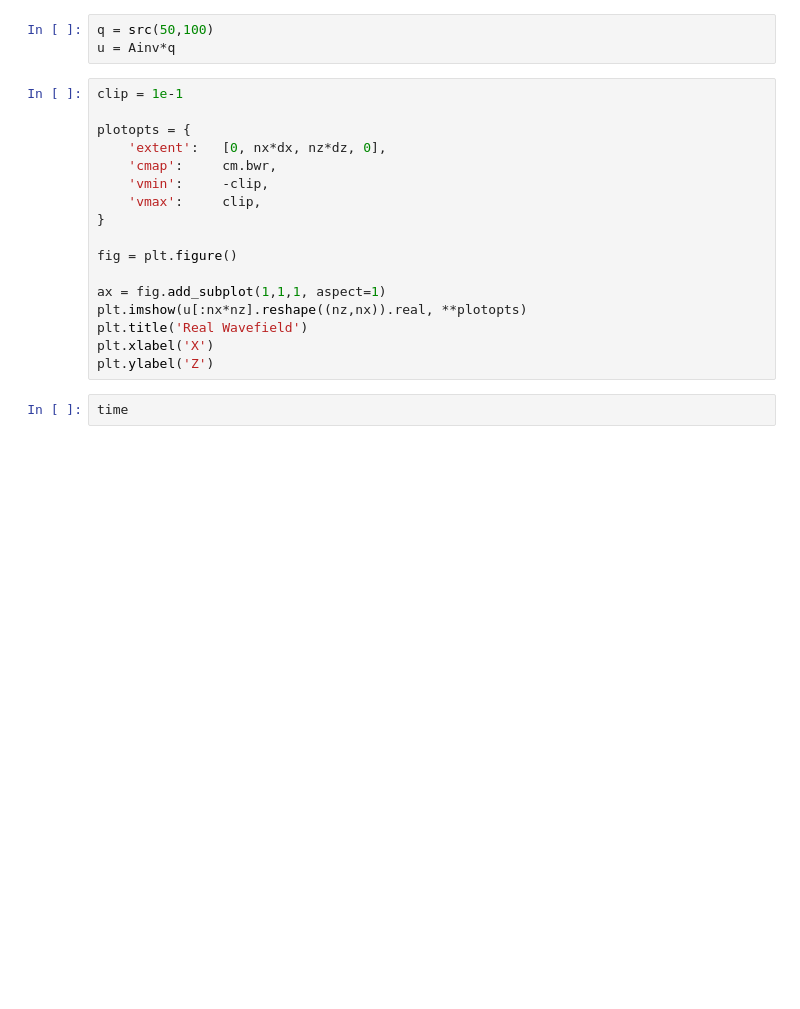
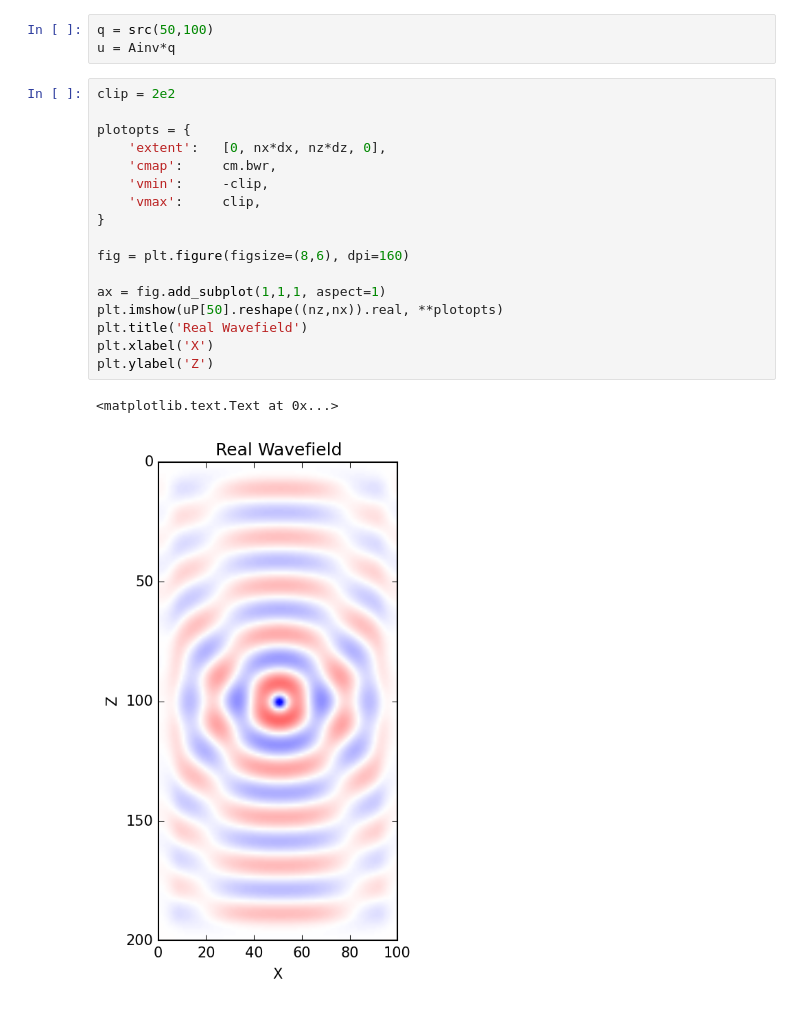
Before and after one commit to uwoseis/anemoi, a Jupyter notebook: notebooks/Testing Environment for Time Domain Functions.ipynb, the cells around one changed output. Drawn from its saved outputs; the diff is of its cells as text; blank space fills up the shorter version.

```diff
--- a/notebooks/Testing Environment for Time Domain Functions.ipynb
+++ b/notebooks/Testing Environment for Time Domain Functions.ipynb
@@ -147,21 +241,22 @@ plt.spy(Ainv.A, markersize=0.1, marker=',')
 q = src(50,100)
 u = Ainv*q
 # %%
-clip = 1e-1
+clip = 2e2
 
 plotopts = {
     'extent':   [0, nx*dx, nz*dz, 0],
     'cmap':     cm.bwr,
     'vmin':     -clip,
     'vmax':     clip,
 }
 
-fig = plt.figure()
+fig = plt.figure(figsize=(8,6), dpi=160)
 
 ax = fig.add_subplot(1,1,1, aspect=1)
-plt.imshow(u[:nx*nz].reshape((nz,nx)).real, **plotopts)
+plt.imshow(uP[50].reshape((nz,nx)).real, **plotopts)
 plt.title('Real Wavefield')
 plt.xlabel('X')
 plt.ylabel('Z')
+# %% [output]
+<matplotlib.text.Text at 0x...>
+[figure, added]
-# %%
-time
```
Also changed, not shown: parts of 11 cells of this notebook.
